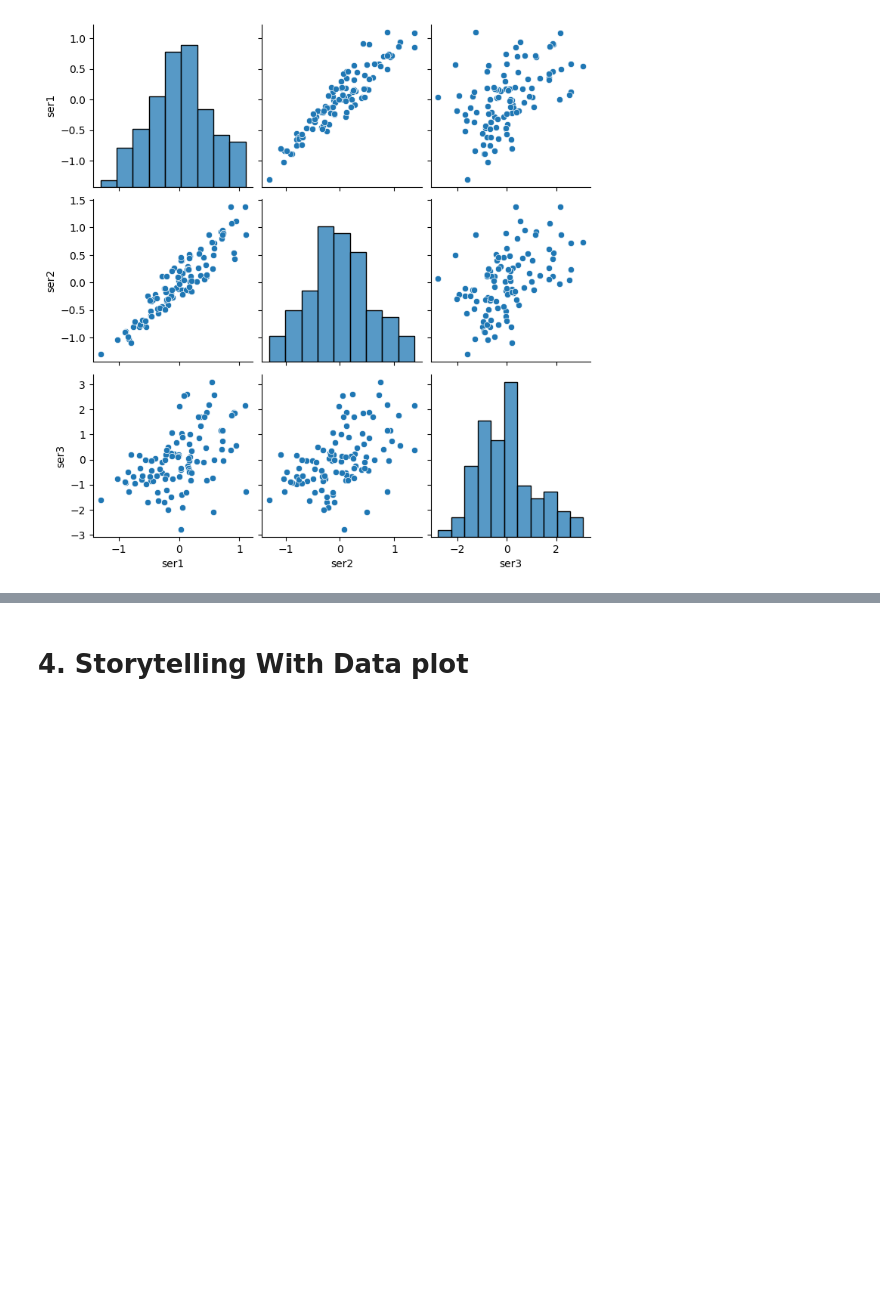
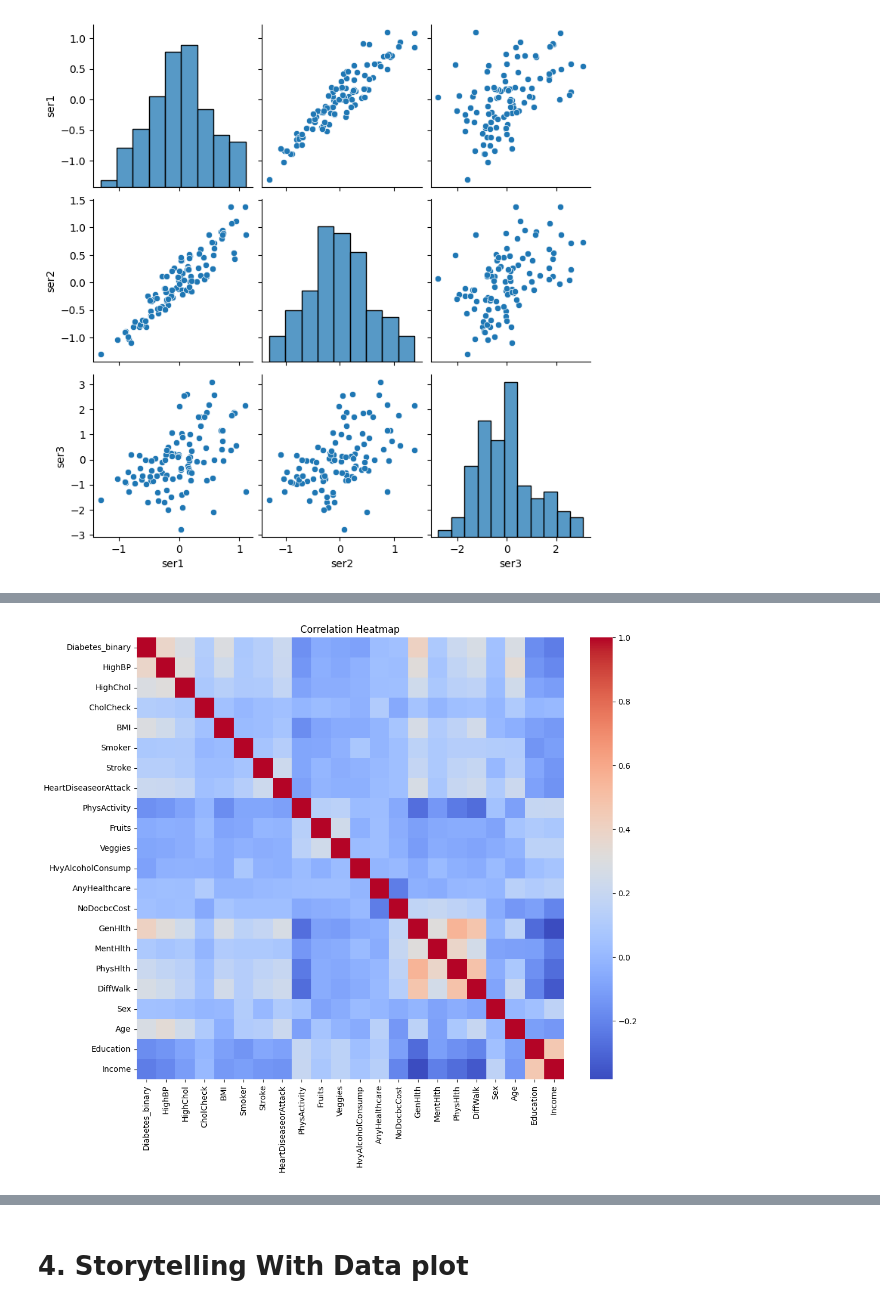
Before and after one commit to auwineza/ModB2-Week9-HW, a Jupyter notebook: OMDS-ModB2-Week9-Uwineza-Annick.ipynb, the cells around one changed output, grey strips where cells are left out. Saved outputs shown, nothing was run; the diff lists cells and outputs as text; code cells hidden in the pictures; blank space fills up the shorter version.

```diff
--- a/OMDS-ModB2-Week9-Uwineza-Annick.ipynb
+++ b/OMDS-ModB2-Week9-Uwineza-Annick.ipynb
@@ -97,3 +97,10 @@ Do you see any outliers? (Data points that are far from the rest of the data).
 Does the Principal Component Analysis suggest a way to represent the data using fewer dimensions than usual - using its first one or two principal component scores, perhaps?
 
 Try using your correlation information from previous weeks to help choose features for linear regression.
+# %%
+import pandas as pd
+
+df = pd.read_csv("diabetes_binary_5050split_health_indicators_BRFSS2015.csv")
+
+print(df.shape)
+df.head()
@@ -99,0 +116,10 @@ Try using your correlation information from previous weeks to help choose featur
+# %%
+import seaborn as sns
+import matplotlib.pyplot as plt
+
+plt.figure(figsize=(12,10))
+sns.heatmap(df.corr(), cmap='coolwarm', annot=False)
+plt.title("Correlation Heatmap")
+plt.show()
+# %% [output]
+[figure, added]
```
Also changed, not shown: parts of 11 cells of this notebook.
